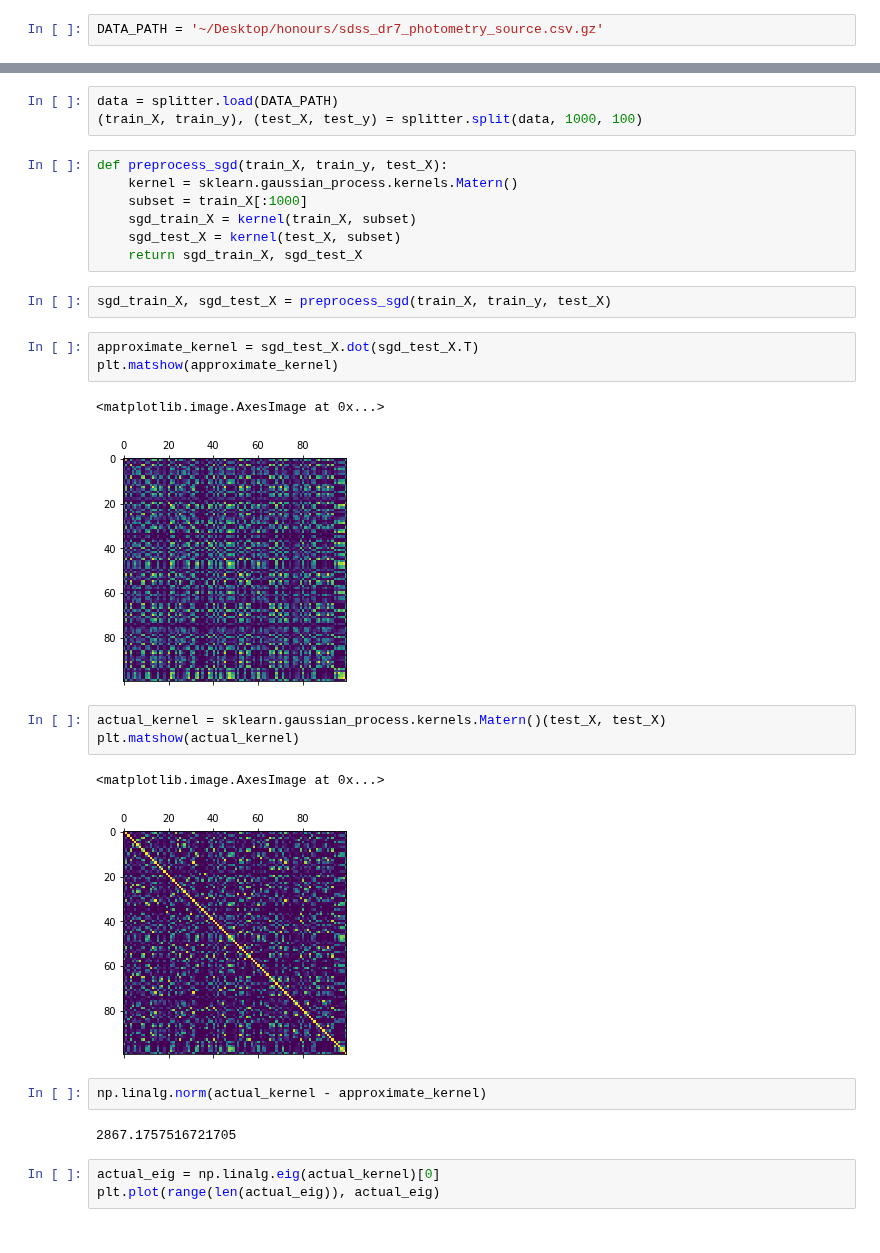
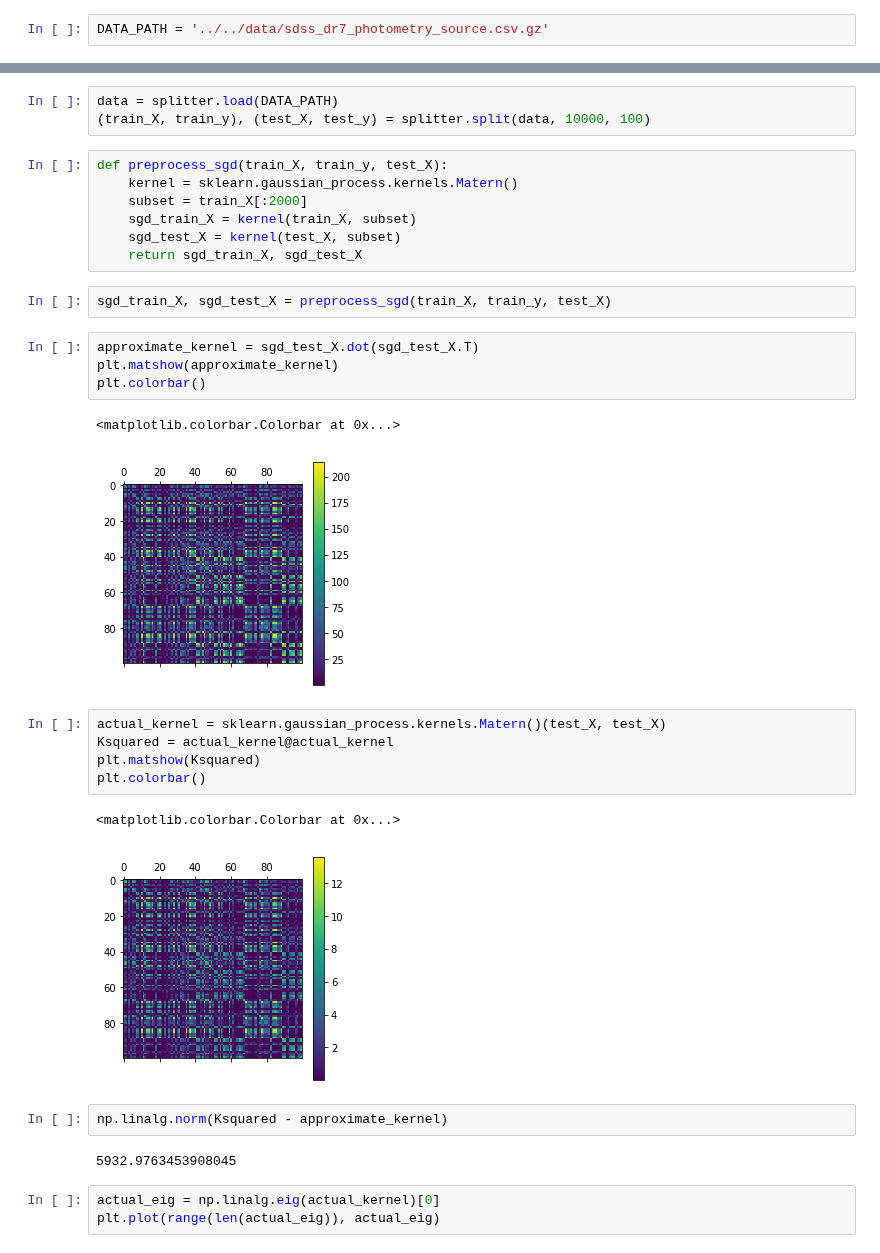
Before and after one commit to chengsoonong/mclass-sky, a Jupyter notebook: projects/jakub/debug_kernel_appx.ipynb, the cells around one changed output, grey strips where cells are left out. Saved outputs shown, nothing was run; the diff lists cells and outputs as text.

Commit message:
Empirical kernel map = squared kernel

```diff
--- a/projects/jakub/debug_kernel_appx.ipynb
+++ b/projects/jakub/debug_kernel_appx.ipynb
@@ -1,7 +1,7 @@
 # %% [markdown]
 Define constants. **These may be different for you.**
 # %%
-DATA_PATH = '~/Desktop/honours/sdss_dr7_photometry_source.csv.gz'
+DATA_PATH = '../../data/sdss_dr7_photometry_source.csv.gz'
 # %%
 import sys
 
@@ -15,11 +15,11 @@ import splitter
 %matplotlib inline
 # %%
 data = splitter.load(DATA_PATH)
-(train_X, train_y), (test_X, test_y) = splitter.split(data, 1000, 100)
+(train_X, train_y), (test_X, test_y) = splitter.split(data, 10000, 100)
 # %%
 def preprocess_sgd(train_X, train_y, test_X):
     kernel = sklearn.gaussian_process.kernels.Matern()
-    subset = train_X[:1000]
+    subset = train_X[:2000]
     sgd_train_X = kernel(train_X, subset)
     sgd_test_X = kernel(test_X, subset)
     return sgd_train_X, sgd_test_X
@@ -28,19 +28,22 @@ sgd_train_X, sgd_test_X = preprocess_sgd(train_X, train_y, test_X)
 # %%
 approximate_kernel = sgd_test_X.dot(sgd_test_X.T)
 plt.matshow(approximate_kernel)
+plt.colorbar()
 # %% [output]
-<matplotlib.image.AxesImage at 0x...>
+<matplotlib.colorbar.Colorbar at 0x...>
-[figure, old version]
+[figure, new version]
 # %%
 actual_kernel = sklearn.gaussian_process.kernels.Matern()(test_X, test_X)
-plt.matshow(actual_kernel)
+Ksquared = actual_kernel@actual_kernel
+plt.matshow(Ksquared)
+plt.colorbar()
 # %% [output]
-<matplotlib.image.AxesImage at 0x...>
+<matplotlib.colorbar.Colorbar at 0x...>
-[figure, old version]
+[figure, new version]
 # %%
-np.linalg.norm(actual_kernel - approximate_kernel)
+np.linalg.norm(Ksquared - approximate_kernel)
 # %% [output]
-2867.1757516721705
+5932.9763453908045
 # %%
 actual_eig = np.linalg.eig(actual_kernel)[0]
 plt.plot(range(len(actual_eig)), actual_eig)
```
